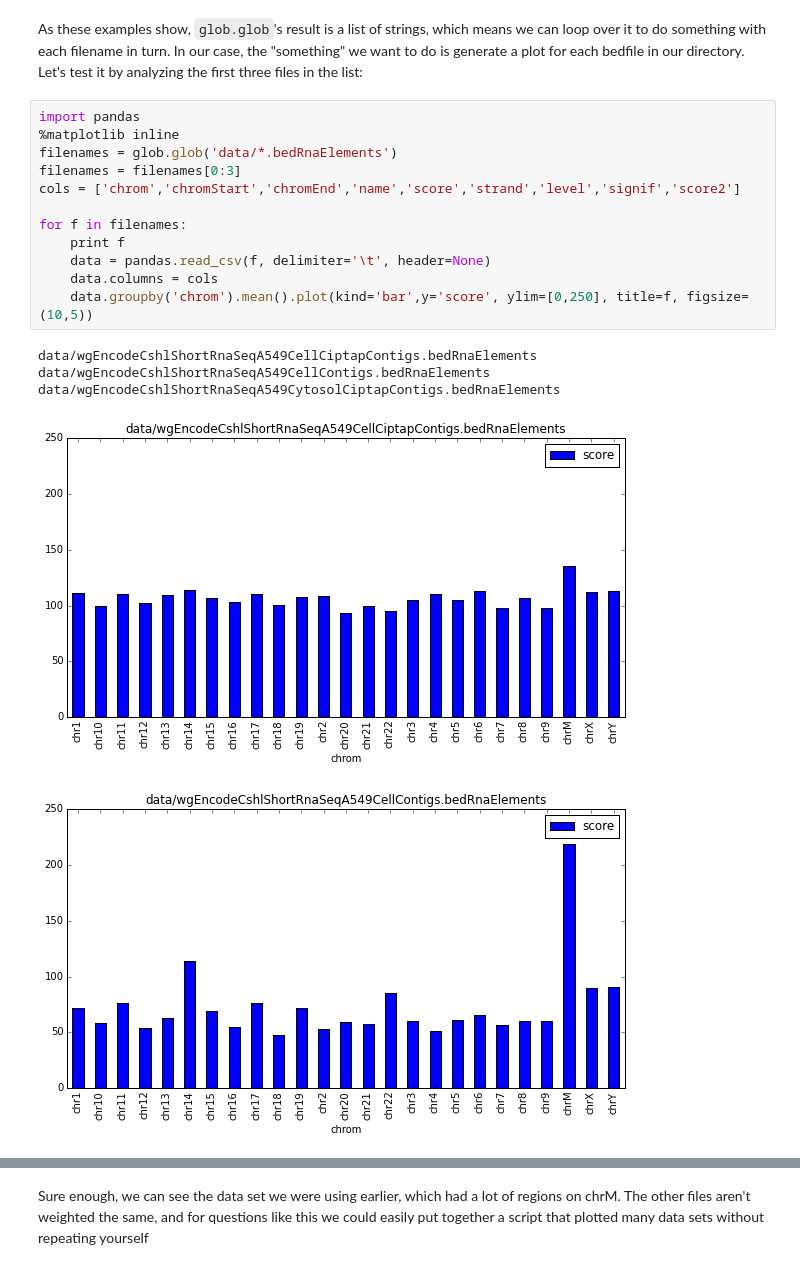
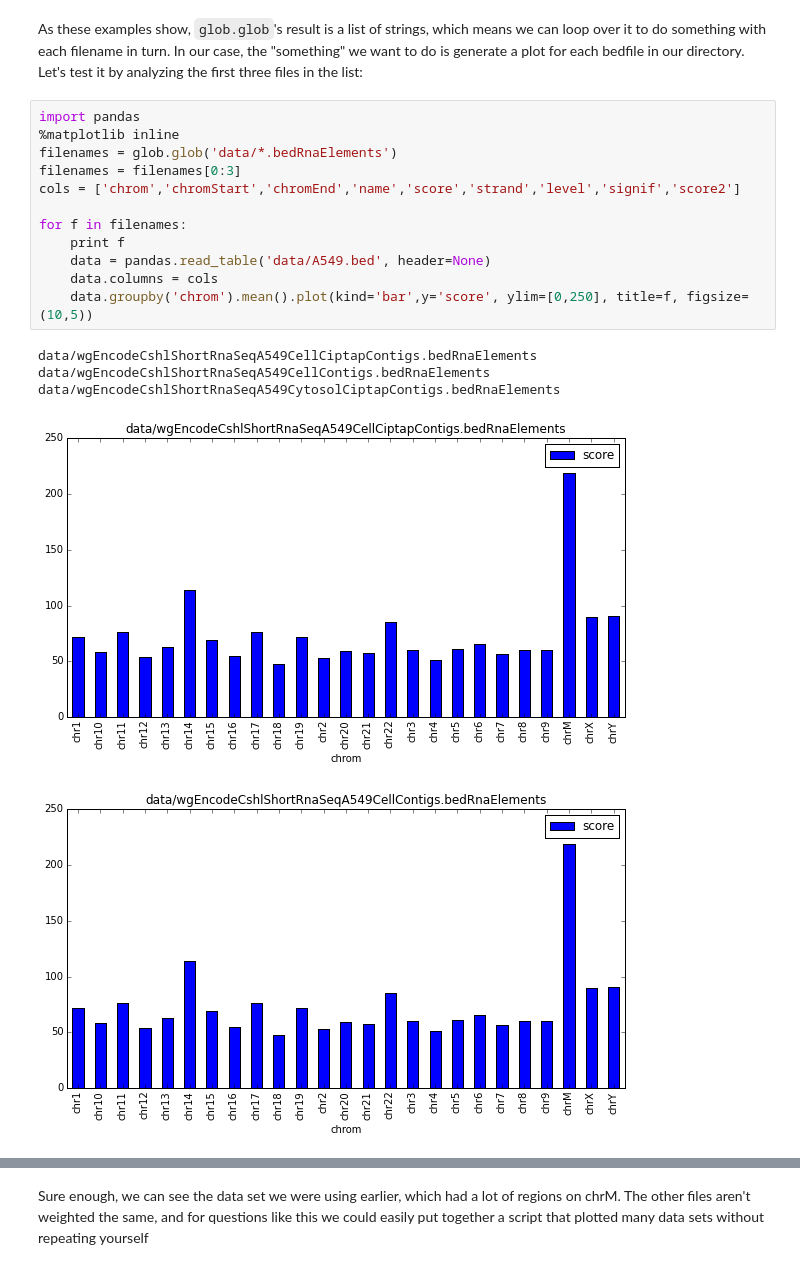
Before and after one commit to zmielko/scicomp-python, a Jupyter notebook: 04-files.ipynb, the cells around one changed output, grey strips where cells are left out. Cells and saved outputs as stored; diff of their text form.

Commit message:
Change read_csv to read_table
Fixes #1

```diff
--- a/04-files.ipynb
+++ b/04-files.ipynb
@@ -32,18 +32,18 @@ Let's test it by analyzing the first three files in the list:
 # %%
 import pandas
 %matplotlib inline
 filenames = glob.glob('data/*.bedRnaElements')
 filenames = filenames[0:3]
 cols = ['chrom','chromStart','chromEnd','name','score','strand','level','signif','score2']
 
 for f in filenames:
     print f
-    data = pandas.read_csv(f, delimiter='\t', header=None)
+    data = pandas.read_table('data/A549.bed', header=None)
     data.columns = cols
     data.groupby('chrom').mean().plot(kind='bar',y='score', ylim=[0,250], title=f, figsize=(10,5))
 # %% [output]
 data/wgEncodeCshlShortRnaSeqA549CellCiptapContigs.bedRnaElements
 data/wgEncodeCshlShortRnaSeqA549CellContigs.bedRnaElements
 data/wgEncodeCshlShortRnaSeqA549CytosolCiptapContigs.bedRnaElements
-[figure, old version]
+[figure, new version]
 [figure]
```
Also changed, not shown: parts of 1 cell of this notebook, 3 other files.
